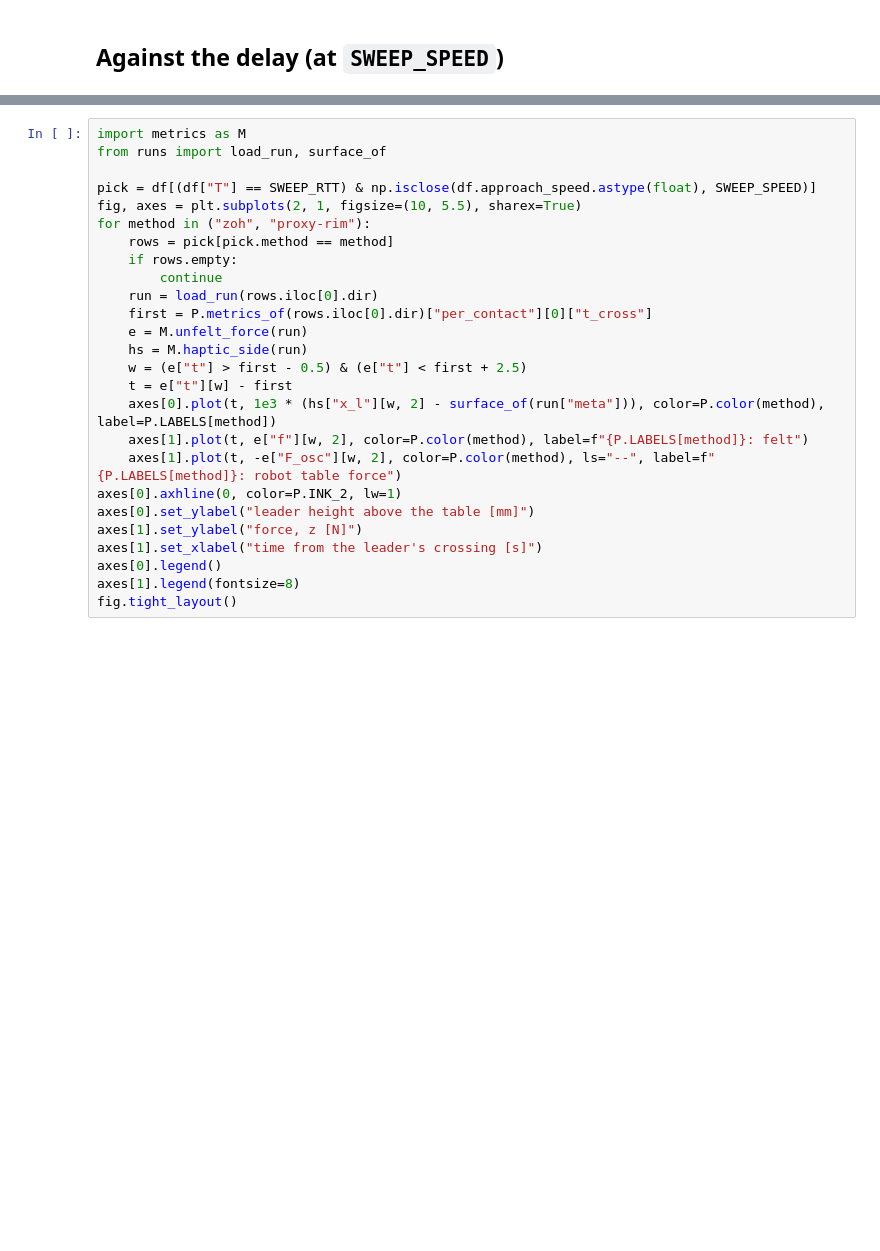
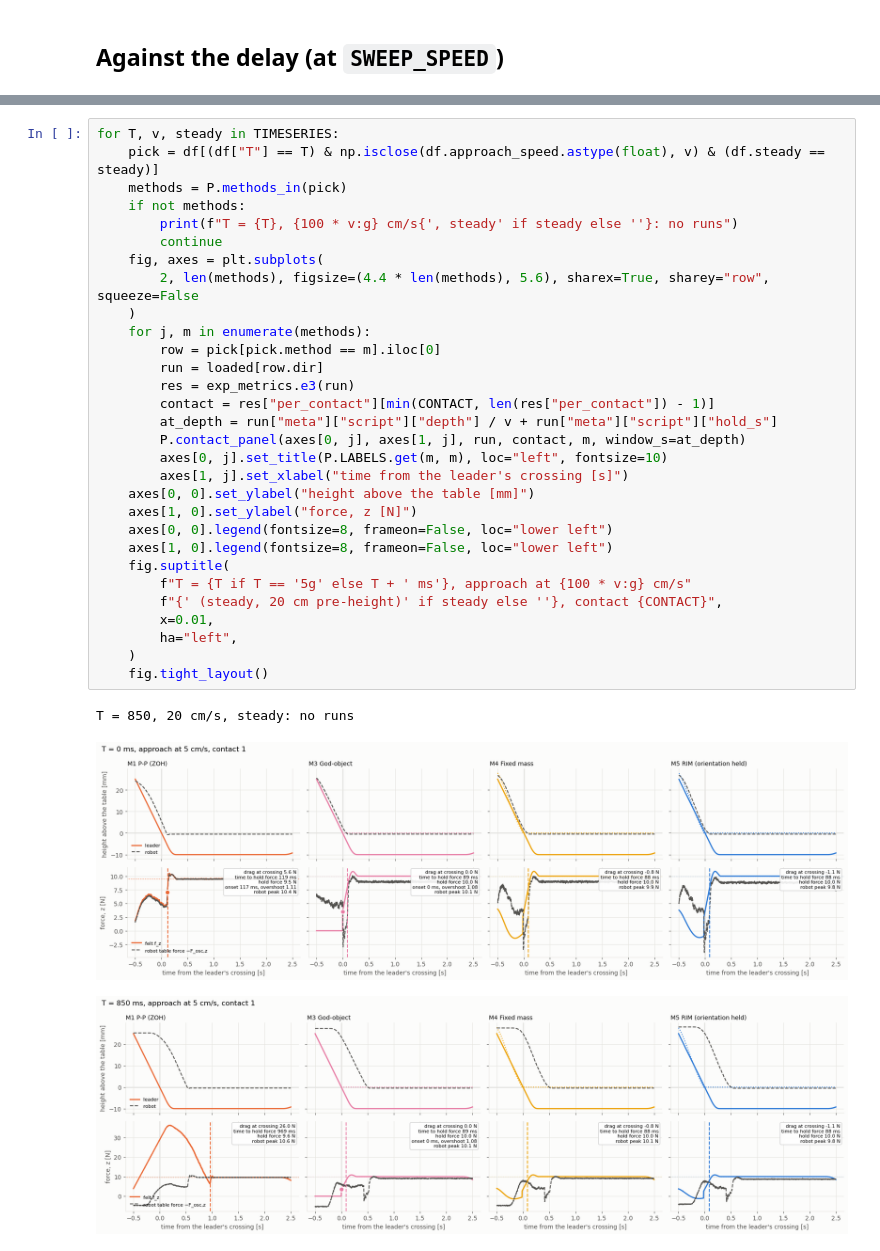
Before and after one commit to McGill-Applied-Dynamics-Lab/adl-ros2, a Jupyter notebook: experiments/rim-delays/exp/e3_approach.ipynb, the cells around one changed output, grey strips where cells are left out. Saved outputs shown, nothing was run; the diff lists cells and outputs as text; blank space fills up the shorter version.

```diff
--- a/experiments/rim-delays/exp/e3_approach.ipynb
+++ b/experiments/rim-delays/exp/e3_approach.ipynb
@@ -73,26 +269,34 @@ Leader height, felt force, and the robot's table force when the operator's actio
 # %%
-import metrics as M
-from runs import load_run, surface_of
-
-pick = df[(df["T"] == SWEEP_RTT) & np.isclose(df.approach_speed.astype(float), SWEEP_SPEED)]
-fig, axes = plt.subplots(2, 1, figsize=(10, 5.5), sharex=True)
-for method in ("zoh", "proxy-rim"):
-    rows = pick[pick.method == method]
-    if rows.empty:
+for T, v, steady in TIMESERIES:
+    pick = df[(df["T"] == T) & np.isclose(df.approach_speed.astype(float), v) & (df.steady == steady)]
+    methods = P.methods_in(pick)
+    if not methods:
+        print(f"T = {T}, {100 * v:g} cm/s{', steady' if steady else ''}: no runs")
         continue
-    run = load_run(rows.iloc[0].dir)
-    first = P.metrics_of(rows.iloc[0].dir)["per_contact"][0]["t_cross"]
-    e = M.unfelt_force(run)
-    hs = M.haptic_side(run)
-    w = (e["t"] > first - 0.5) & (e["t"] < first + 2.5)
-    t = e["t"][w] - first
-    axes[0].plot(t, 1e3 * (hs["x_l"][w, 2] - surface_of(run["meta"])), color=P.color(method), label=P.LABELS[method])
-    axes[1].plot(t, e["f"][w, 2], color=P.color(method), label=f"{P.LABELS[method]}: felt")
-    axes[1].plot(t, -e["F_osc"][w, 2], color=P.color(method), ls="--", label=f"{P.LABELS[method]}: robot table force")
-axes[0].axhline(0, color=P.INK_2, lw=1)
-axes[0].set_ylabel("leader height above the table [mm]")
-axes[1].set_ylabel("force, z [N]")
-axes[1].set_xlabel("time from the leader's crossing [s]")
-axes[0].legend()
-axes[1].legend(fontsize=8)
-fig.tight_layout()
+    fig, axes = plt.subplots(
+        2, len(methods), figsize=(4.4 * len(methods), 5.6), sharex=True, sharey="row", squeeze=False
+    )
+    for j, m in enumerate(methods):
+        row = pick[pick.method == m].iloc[0]
+        run = loaded[row.dir]
+        res = exp_metrics.e3(run)
+        contact = res["per_contact"][min(CONTACT, len(res["per_contact"]) - 1)]
+        at_depth = run["meta"]["script"]["depth"] / v + run["meta"]["script"]["hold_s"]
+        P.contact_panel(axes[0, j], axes[1, j], run, contact, m, window_s=at_depth)
+        axes[0, j].set_title(P.LABELS.get(m, m), loc="left", fontsize=10)
+        axes[1, j].set_xlabel("time from the leader's crossing [s]")
+    axes[0, 0].set_ylabel("height above the table [mm]")
+    axes[1, 0].set_ylabel("force, z [N]")
+    axes[0, 0].legend(fontsize=8, frameon=False, loc="lower left")
+    axes[1, 0].legend(fontsize=8, frameon=False, loc="lower left")
+    fig.suptitle(
+        f"T = {T if T == '5g' else T + ' ms'}, approach at {100 * v:g} cm/s"
+        f"{' (steady, 20 cm pre-height)' if steady else ''}, contact {CONTACT}",
+        x=0.01,
+        ha="left",
+    )
+    fig.tight_layout()
+# %% [output]
+T = 850, 20 cm/s, steady: no runs
+[figure, added]
+[figure, added]
```
Also changed, not shown: parts of 13 cells of this notebook, 15 other files.
